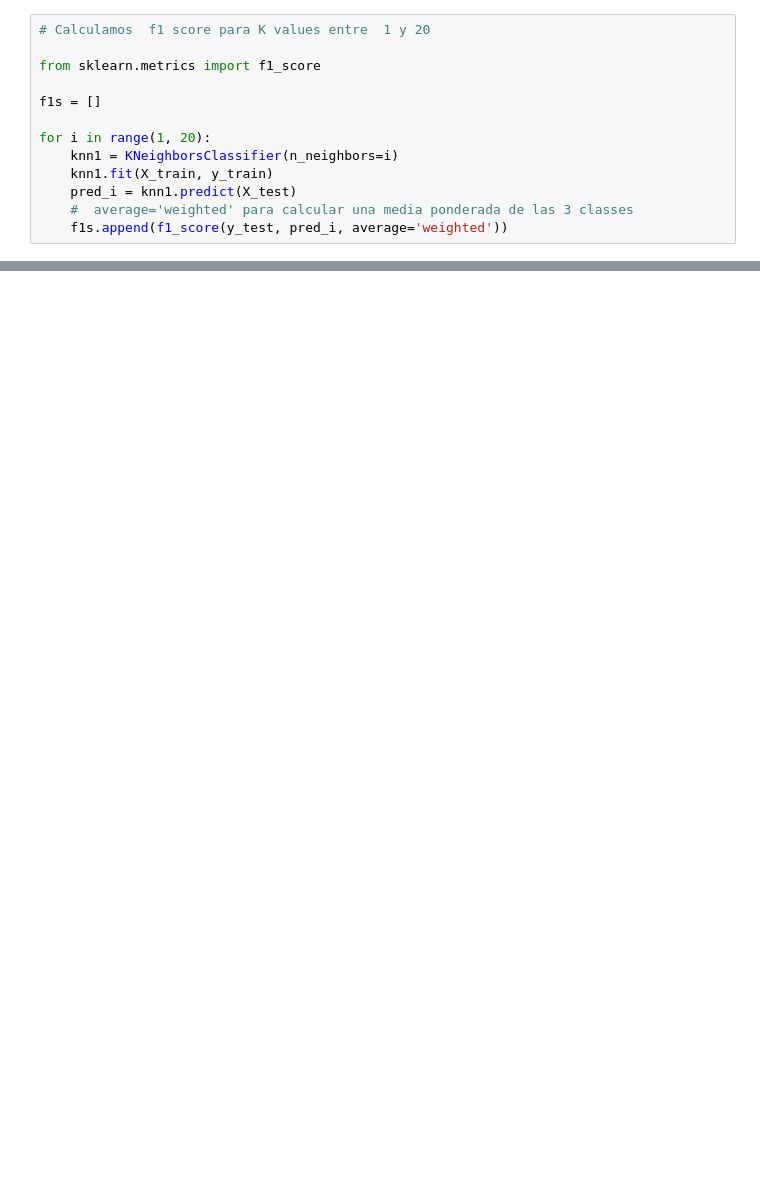
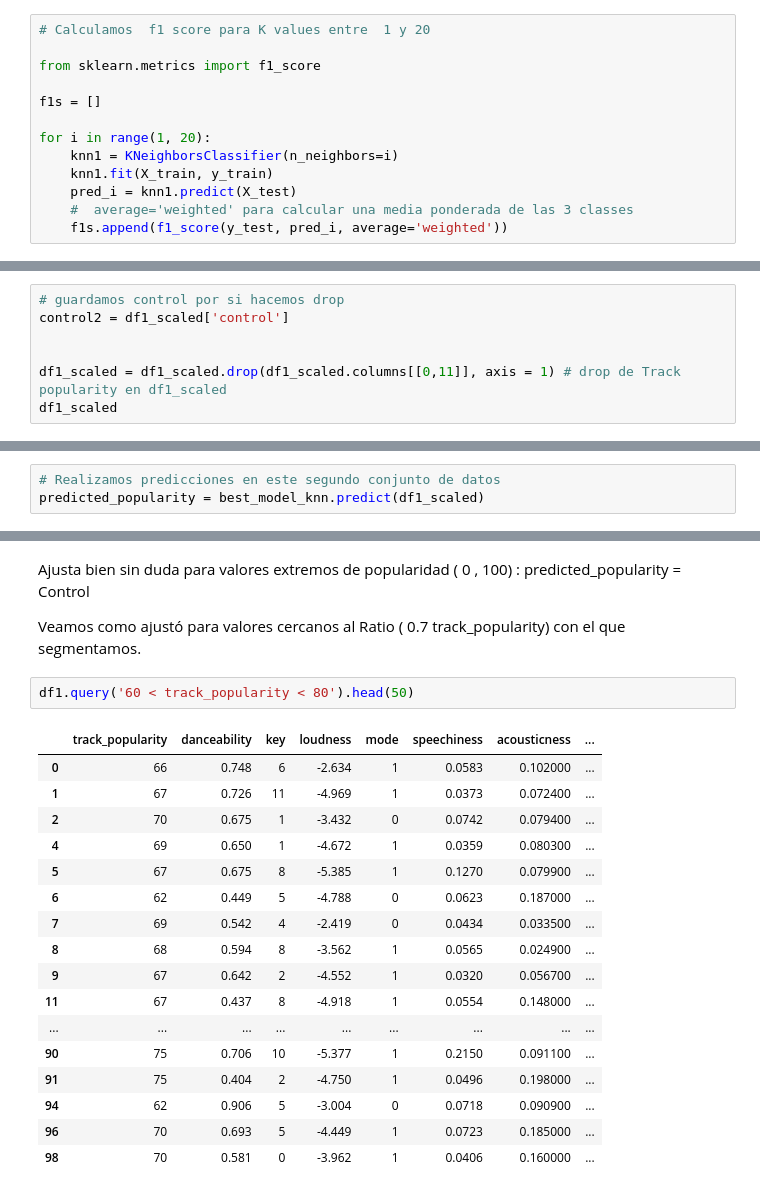
Before and after one commit to Llapi7/Final_Project_It_Academy, a Jupyter notebook: Hit predictor.ipynb, the cells around one changed output, grey strips where cells are left out. Cells and saved outputs as stored; diff of their text form; blank space fills up the shorter version.

```diff
--- a/Hit predictor.ipynb
+++ b/Hit predictor.ipynb
@@ -704,0 +632,7 @@ df1.query('60 < track_popularity < 80').head(30)
+# %%
+# guardamos control por si hacemos drop
+control2 = df1_scaled['control']
+
+
+df1_scaled = df1_scaled.drop(df1_scaled.columns[[0,11]], axis = 1) # drop de Track popularity en df1_scaled
+df1_scaled
@@ -704,0 +655,3 @@ df1.query('60 < track_popularity < 80').head(30)
+# %%
+# Realizamos predicciones en este segundo conjunto de datos
+predicted_popularity = best_model_knn.predict(df1_scaled)
@@ -704,0 +704,24 @@ df1.query('60 < track_popularity < 80').head(30)
+# %% [markdown]
+Ajusta bien sin duda para valores extremos de popularidad ( 0 , 100) : predicted_popularity = Control
+
+Veamos como ajustó para valores cercanos al Ratio ( 0.7 track_popularity) con el que segmentamos.
+# %%
+df1.query('60 < track_popularity < 80').head(50)
+# %% [output]
+|  | track_popularity | danceability | key | loudness | mode | speechiness | acousticness | ... |
+| 0 | 66 | 0.748 | 6 | -2.634 | 1 | 0.0583 | 0.102000 | ... |
+| 1 | 67 | 0.726 | 11 | -4.969 | 1 | 0.0373 | 0.072400 | ... |
+| 2 | 70 | 0.675 | 1 | -3.432 | 0 | 0.0742 | 0.079400 | ... |
+| 4 | 69 | 0.650 | 1 | -4.672 | 1 | 0.0359 | 0.080300 | ... |
+| 5 | 67 | 0.675 | 8 | -5.385 | 1 | 0.1270 | 0.079900 | ... |
+| 6 | 62 | 0.449 | 5 | -4.788 | 0 | 0.0623 | 0.187000 | ... |
+| 7 | 69 | 0.542 | 4 | -2.419 | 0 | 0.0434 | 0.033500 | ... |
+| 8 | 68 | 0.594 | 8 | -3.562 | 1 | 0.0565 | 0.024900 | ... |
+| 9 | 67 | 0.642 | 2 | -4.552 | 1 | 0.0320 | 0.056700 | ... |
+| 11 | 67 | 0.437 | 8 | -4.918 | 1 | 0.0554 | 0.148000 | ... |
+| ... | ... | ... | ... | ... | ... | ... | ... | ... |
+| 90 | 75 | 0.706 | 10 | -5.377 | 1 | 0.2150 | 0.091100 | ... |
+| 91 | 75 | 0.404 | 2 | -4.750 | 1 | 0.0496 | 0.198000 | ... |
+| 94 | 62 | 0.906 | 5 | -3.004 | 0 | 0.0718 | 0.090900 | ... |
+| 96 | 70 | 0.693 | 5 | -4.449 | 1 | 0.0723 | 0.185000 | ... |
+| 98 | 70 | 0.581 | 0 | -3.962 | 1 | 0.0406 | 0.160000 | ... |
```
Also changed, not shown: parts of 72 cells of this notebook.
